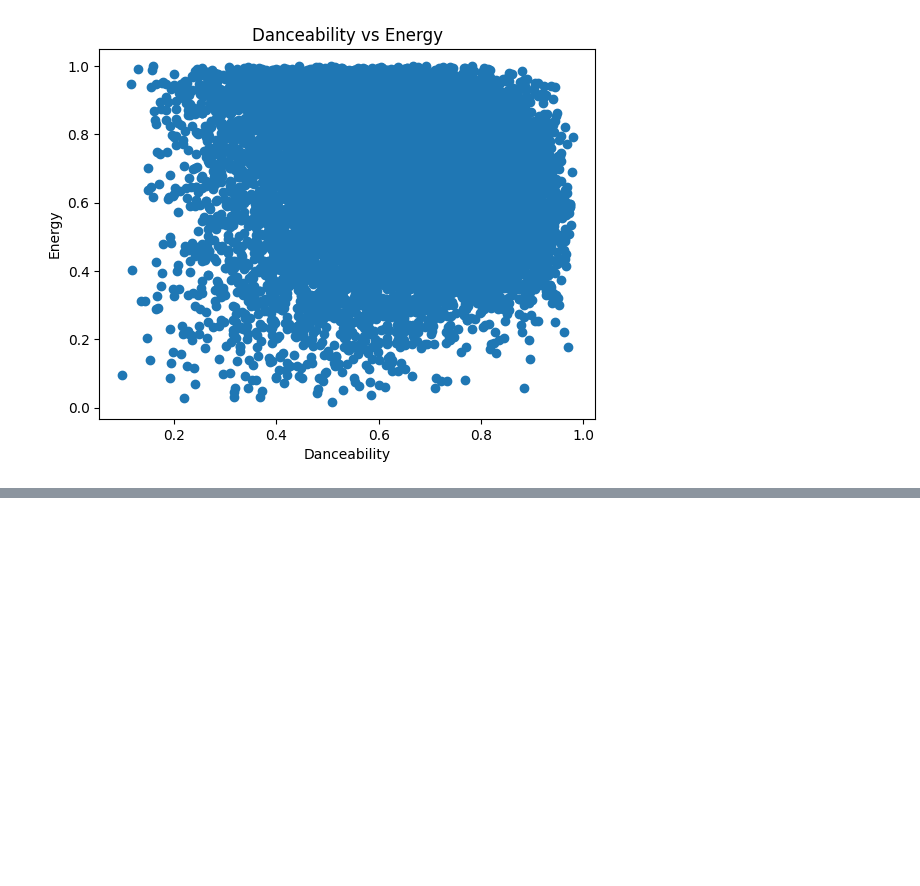
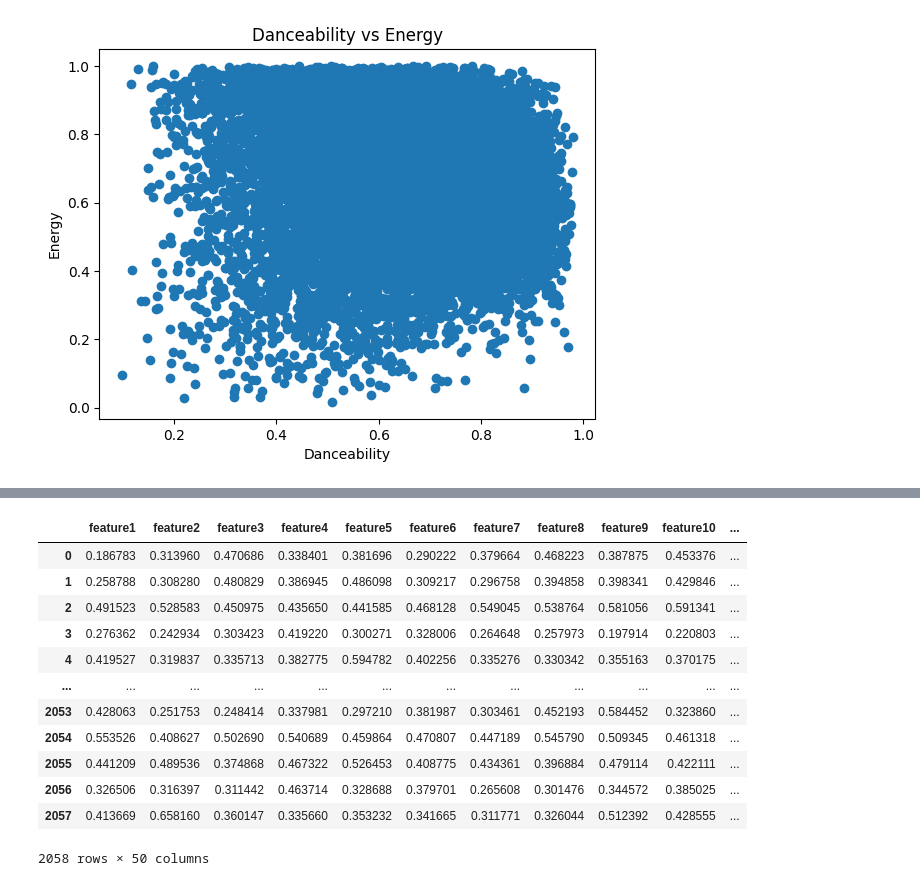
Before and after one commit to MatiasMaravi/BD2-Project2, a Jupyter notebook: knn/knn.ipynb, the cells around one changed output, grey strips where cells are left out. Saved outputs shown, nothing was run; the diff lists cells and outputs as text; code cells hidden in the pictures; blank space fills up the shorter version.

```diff
--- a/knn/knn.ipynb
+++ b/knn/knn.ipynb
@@ -127,0 +162,4 @@ print(KNN_range_Search(query, radius))
+# %%
+essential_2 = essential_2.dropna()
+essential_2 = essential_2.drop_duplicates()
+essential_2.shape
@@ -127,0 +168,3 @@ print(KNN_range_Search(query, radius))
+# %%
+combined_data = pd.merge(essential_2, features, on='track_id')
+combined_data.shape
@@ -127,0 +173,5 @@ print(KNN_range_Search(query, radius))
+# %%
+combined_data = combined_data.dropna() #Elimino la tabla con valores nulos
+combined_data = combined_data.drop_duplicates() #Elimino los duplicados
+
+combined_data.shape
@@ -127,0 +180,5 @@ print(KNN_range_Search(query, radius))
+# %%
+
+# Seleccionar solo las columnas numéricas
+features_to_normalize = combined_data.drop(['track_id', 'track_name', 'track_artist', 'lyrics'], axis=1)
+features_to_normalize.head()
@@ -127,0 +193,18 @@ print(KNN_range_Search(query, radius))
+# %%
+#Alineamos las filas con el conjunto de datos
+features_to_normalize = features_to_normalize.loc[combined_data.index]
+features_to_normalize
+# %% [output]
+|  | feature1 | feature2 | feature3 | feature4 | feature5 | feature6 | feature7 | feature8 | feature9 | feature10 | ... |
+| 0 | 0.186783 | 0.313960 | 0.470686 | 0.338401 | 0.381696 | 0.290222 | 0.379664 | 0.468223 | 0.387875 | 0.453376 | ... |
+| 1 | 0.258788 | 0.308280 | 0.480829 | 0.386945 | 0.486098 | 0.309217 | 0.296758 | 0.394858 | 0.398341 | 0.429846 | ... |
+| 2 | 0.491523 | 0.528583 | 0.450975 | 0.435650 | 0.441585 | 0.468128 | 0.549045 | 0.538764 | 0.581056 | 0.591341 | ... |
+| 3 | 0.276362 | 0.242934 | 0.303423 | 0.419220 | 0.300271 | 0.328006 | 0.264648 | 0.257973 | 0.197914 | 0.220803 | ... |
+| 4 | 0.419527 | 0.319837 | 0.335713 | 0.382775 | 0.594782 | 0.402256 | 0.335276 | 0.330342 | 0.355163 | 0.370175 | ... |
+| ... | ... | ... | ... | ... | ... | ... | ... | ... | ... | ... | ... |
+| 2053 | 0.428063 | 0.251753 | 0.248414 | 0.337981 | 0.297210 | 0.381987 | 0.303461 | 0.452193 | 0.584452 | 0.323860 | ... |
+| 2054 | 0.553526 | 0.408627 | 0.502690 | 0.540689 | 0.459864 | 0.470807 | 0.447189 | 0.545790 | 0.509345 | 0.461318 | ... |
+| 2055 | 0.441209 | 0.489536 | 0.374868 | 0.467322 | 0.526453 | 0.408775 | 0.434361 | 0.396884 | 0.479114 | 0.422111 | ... |
+| 2056 | 0.326506 | 0.316397 | 0.311442 | 0.463714 | 0.328688 | 0.379701 | 0.265608 | 0.301476 | 0.344572 | 0.385025 | ... |
+| 2057 | 0.413669 | 0.658160 | 0.360147 | 0.335660 | 0.353232 | 0.341665 | 0.311771 | 0.326044 | 0.512392 | 0.428555 | ... |
+2058 rows × 50 columns
```
Also changed, not shown: parts of 22 cells of this notebook, 1 other file.
